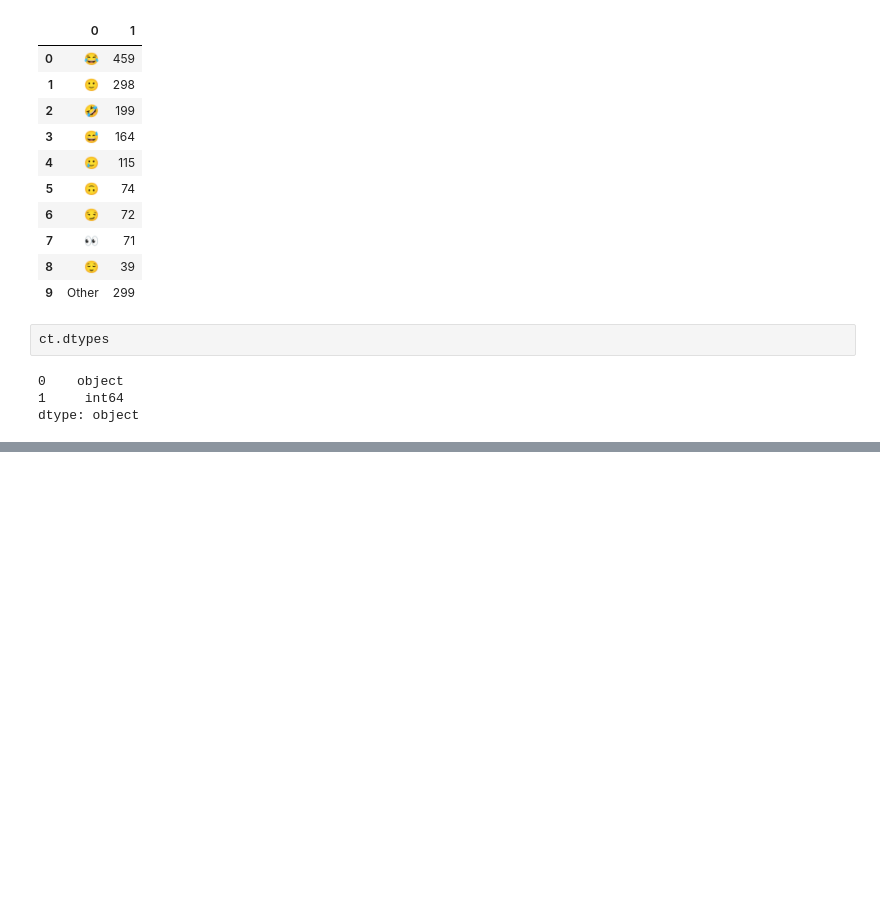
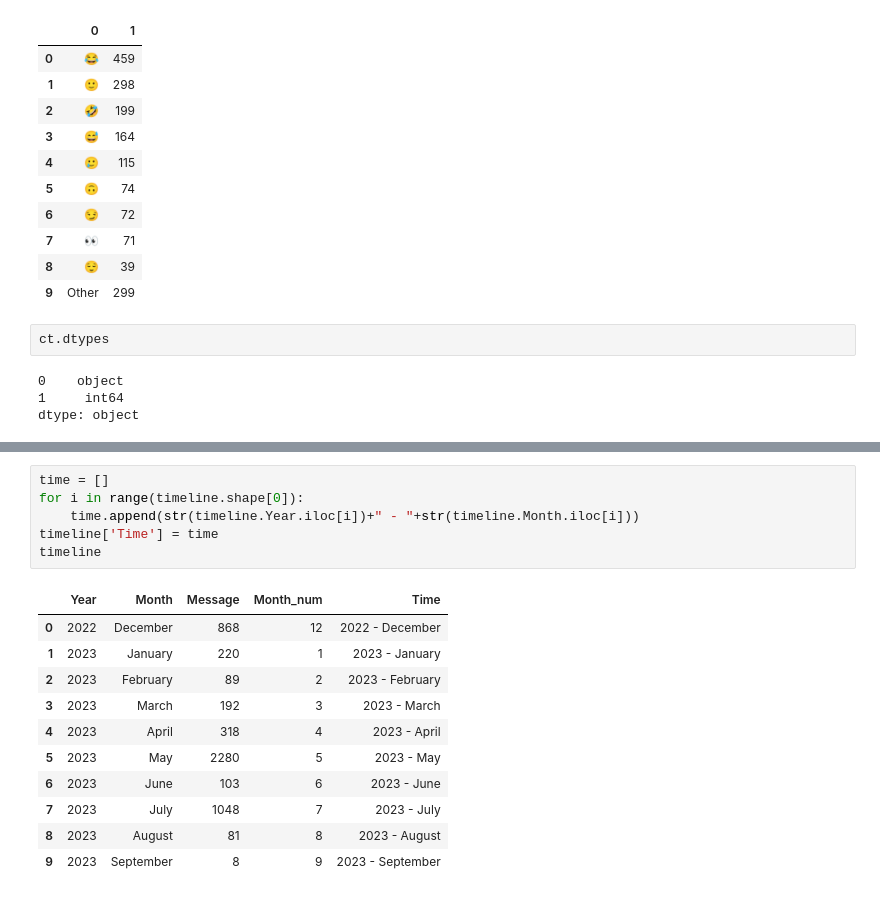
Before and after one commit to mr-ayush-agrawal/WhatsApp_Chat_Analyser, a Jupyter notebook: Analysing.ipynb, the cells around one changed output, grey strips where cells are left out. Cells and saved outputs as stored; diff of their text form; blank space fills up the shorter version.

```diff
--- a/Analysing.ipynb
+++ b/Analysing.ipynb
@@ -192,0 +230,18 @@ dtype: object
+# %%
+time = []
+for i in range(timeline.shape[0]):
+    time.append(str(timeline.Year.iloc[i])+" - "+str(timeline.Month.iloc[i]))
+timeline['Time'] = time
+timeline
+# %% [output]
+|  | Year | Month | Message | Month_num | Time |
+| 0 | 2022 | December | 868 | 12 | 2022 - December |
+| 1 | 2023 | January | 220 | 1 | 2023 - January |
+| 2 | 2023 | February | 89 | 2 | 2023 - February |
+| 3 | 2023 | March | 192 | 3 | 2023 - March |
+| 4 | 2023 | April | 318 | 4 | 2023 - April |
+| 5 | 2023 | May | 2280 | 5 | 2023 - May |
+| 6 | 2023 | June | 103 | 6 | 2023 - June |
+| 7 | 2023 | July | 1048 | 7 | 2023 - July |
+| 8 | 2023 | August | 81 | 8 | 2023 - August |
+| 9 | 2023 | September | 8 | 9 | 2023 - September |
```
Also changed, not shown: parts of 4 cells of this notebook.
